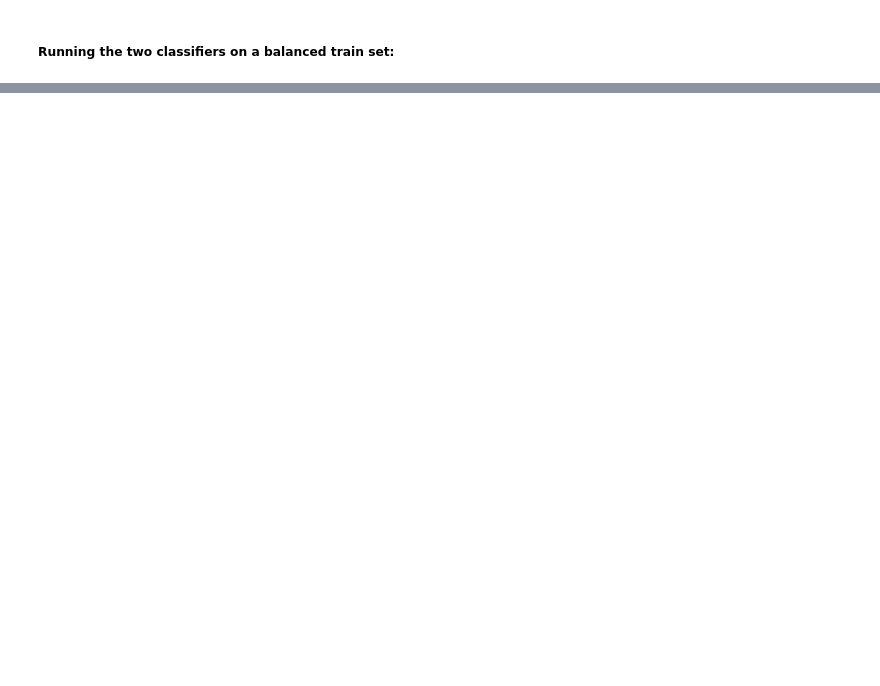
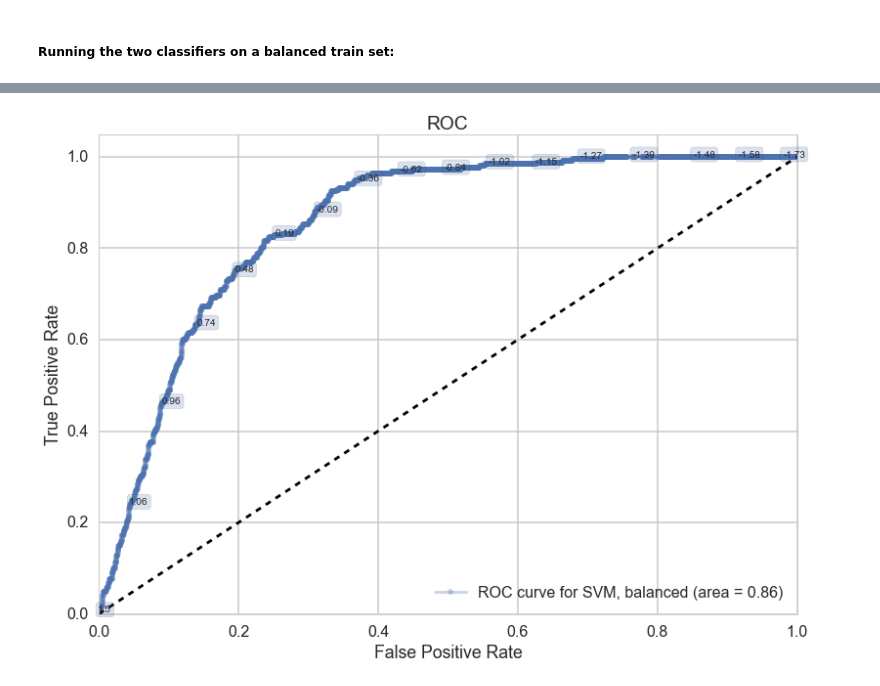
Before and after one commit to martinkess/India, a Jupyter notebook: SVC + Log-Lasso Classifier.ipynb, the cells around one changed output, grey strips where cells are left out. Drawn from its saved outputs; the diff is of its cells as text; code cells hidden in the pictures; blank space fills up the shorter version.

```diff
--- a/SVC + Log-Lasso Classifier.ipynb
+++ b/SVC + Log-Lasso Classifier.ipynb
@@ -442,3 +431,7 @@ Based on standard predict::
+# %%
+ax=make_roc("SVM, balanced", clfsvm_b, ytestb, Xtestb, proba=False, labe=200)
+# %% [output]
+[figure, added]
 # %%
 #clear unused data from working memory
 import gc
```
Also changed, not shown: parts of 30 cells of this notebook.
